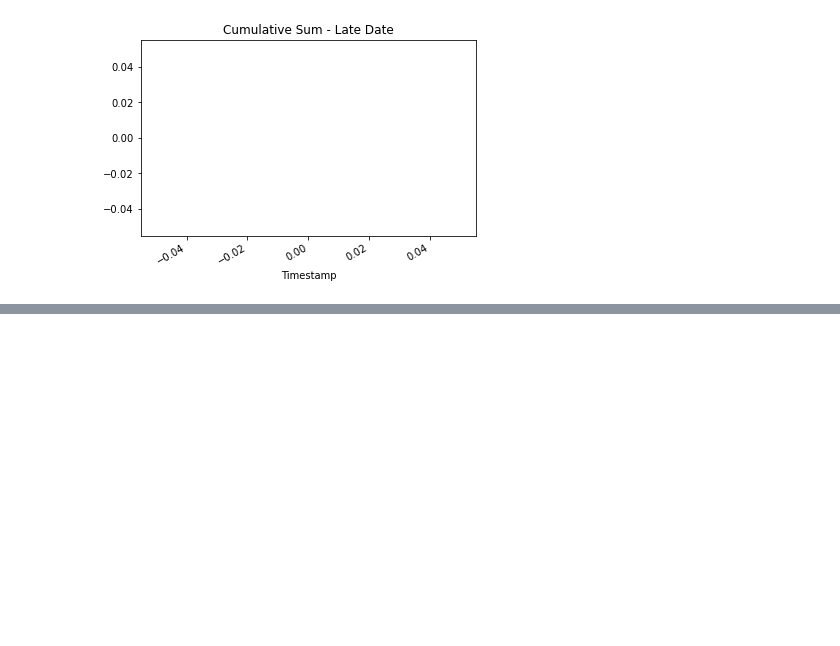
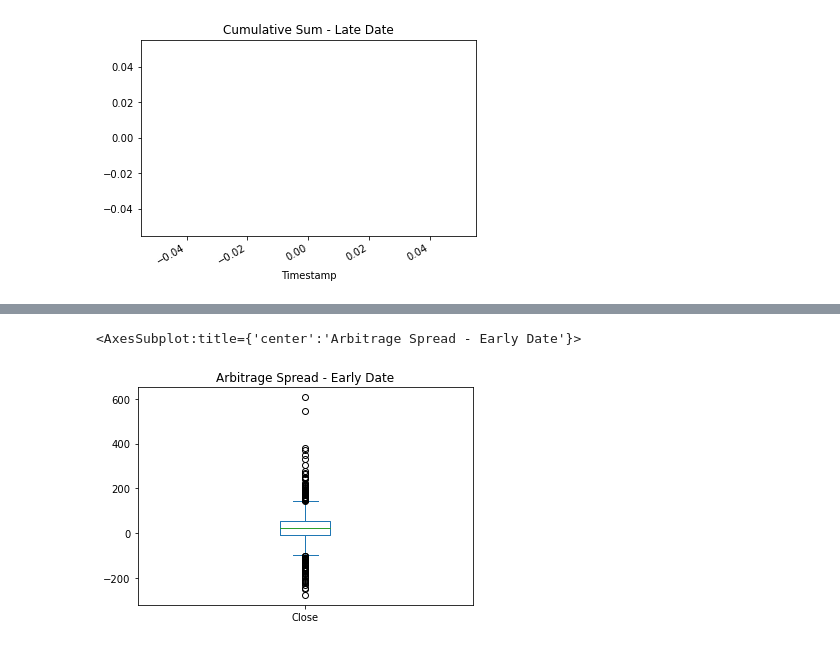
Before and after one commit to YanjunLin-Andrie/Crypto_arbitrage, a Jupyter notebook: crypto_arbitrage.ipynb, the cells around one changed output, grey strips where cells are left out. Saved outputs shown, nothing was run; the diff lists cells and outputs as text; code cells hidden in the pictures; blank space fills up the shorter version.

```diff
--- a/crypto_arbitrage.ipynb
+++ b/crypto_arbitrage.ipynb
@@ -819,0 +844,5 @@ cumulative_profit_late.plot(figsize=(6,4), title='Cumulative Sum - Late Date')
+# %%
+arbitrage_spread_early.plot(kind='box',title='Arbitrage Spread - Early Date')
+# %% [output]
+<AxesSubplot:title={'center':'Arbitrage Spread - Early Date'}>
+[figure, added]
```
Also changed, not shown: parts of 21 cells of this notebook.
